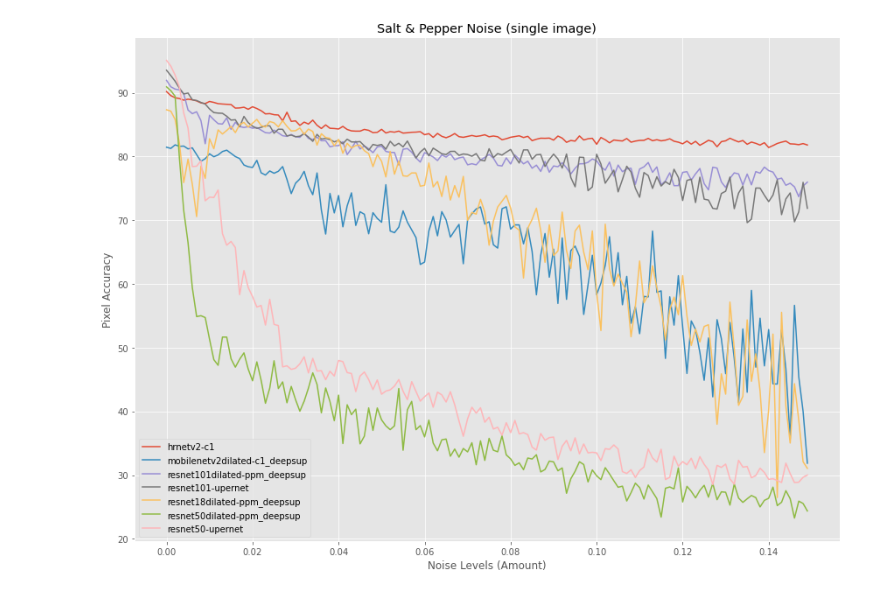
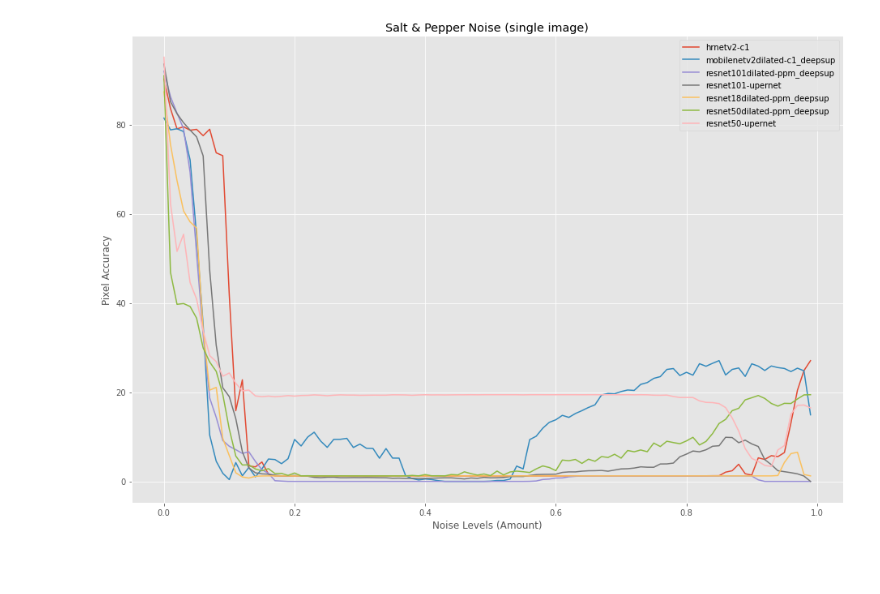
Before and after one commit to zyang37/semantic-segmentation-pytorch, a Jupyter notebook: notebooks/plot.ipynb, the cells around one changed output. Saved outputs shown, nothing was run; the diff lists cells and outputs as text; code cells hidden in the pictures; blank space fills up the shorter version.

```diff
--- a/notebooks/plot.ipynb
+++ b/notebooks/plot.ipynb
@@ -27,22 +26,33 @@ res50_up_df = pd.read_csv('../tmp_results/sp150_resnet50-upernet.csv')
+# %%
+hrnetv2_c1_df = pd.read_csv('../tmp_results/spV2200_hrnetv2.csv')
+mb2d_c1dp_df = pd.read_csv('../tmp_results/spV2200_mobilenetv2dilated-c1_deepsup.csv')
+res101_ppmdp_df = pd.read_csv('../tmp_results/spV2200_resnet101dilated-ppm_deepsup.csv')
+res101_up_df = pd.read_csv('../tmp_results/spV2200_resnet101-upernet.csv')
+res18_ppmdp_df = pd.read_csv('../tmp_results/spV2200_resnet18dilated-ppm_deepsup.csv')
+res50_ppmdp_df = pd.read_csv('../tmp_results/spV2200_resnet50dilated-ppm_deepsup.csv')
+res50_up_df = pd.read_csv('../tmp_results/spV2200_resnet50-upernet.csv')
 # %%
-plt.figure(figsize=(12, 9))
+plt.figure(figsize=(13, 9))
 
 plt.plot(hrnetv2_c1_df['amount'].values, hrnetv2_c1_df['PixelAcc'].values, label="hrnetv2-c1")
 plt.plot(mb2d_c1dp_df['amount'].values, mb2d_c1dp_df['PixelAcc'].values, label="mobilenetv2dilated-c1_deepsup")
 plt.plot(res101_ppmdp_df['amount'].values, res101_ppmdp_df['PixelAcc'].values, label="resnet101dilated-ppm_deepsup")
 plt.plot(res101_up_df['amount'].values, res101_up_df['PixelAcc'].values, label="resnet101-upernet")
 plt.plot(res18_ppmdp_df['amount'].values, res18_ppmdp_df['PixelAcc'].values, label="resnet18dilated-ppm_deepsup")
 plt.plot(res50_ppmdp_df['amount'].values, res50_ppmdp_df['PixelAcc'].values, label="resnet50dilated-ppm_deepsup")
 plt.plot(res50_up_df['amount'].values, res50_up_df['PixelAcc'].values, label="resnet50-upernet")
 
 
 plt.xlabel('Noise Levels (Amount)')
 plt.ylabel('Pixel Accuracy')
 plt.title('Salt & Pepper Noise (single image)')
 plt.tight_layout()
 plt.legend()
-# plt.savefig("../tmp_results/sp200.png")
-plt.savefig("../tmp_results/sp150.png")
+
+plt.savefig("../tmp_results/spV2_100.png")
+#plt.savefig("../tmp_results/spV2_150.png")
+# plt.savefig("../tmp_results/spV2_200.png")
+
 plt.show()
 # %% [output]
-[figure, old version]
+[figure, new version]
```
Also changed, not shown: parts of 2 cells of this notebook, 3 other files.
